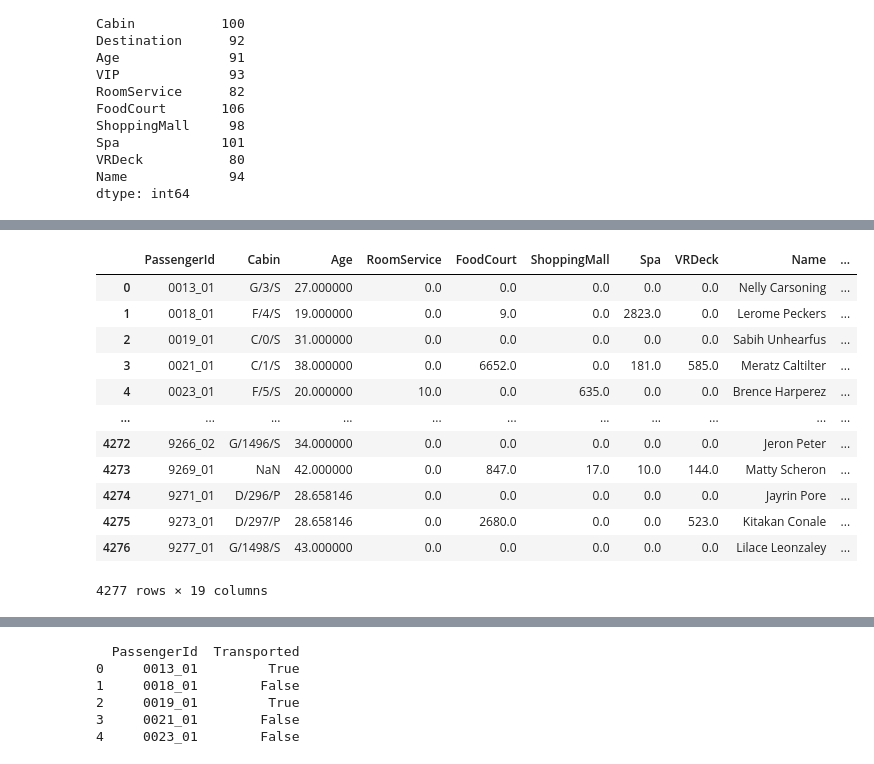
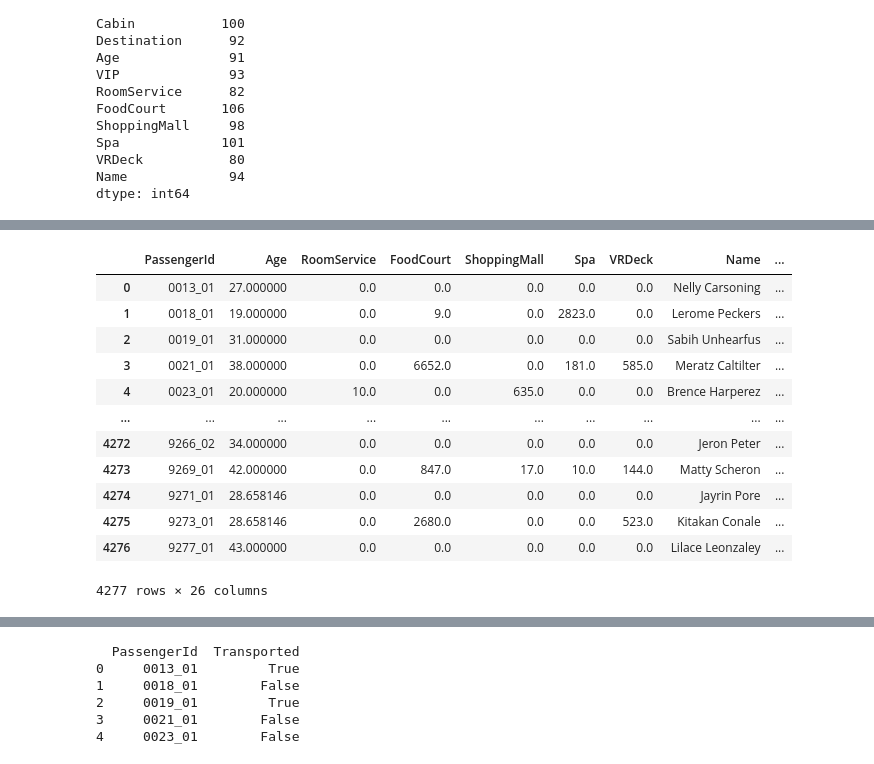
Before and after one commit to Mohit352-bit/Kaggle-Projects, a Jupyter notebook: Space Titanic.ipynb, the cells around one changed output, grey strips where cells are left out. Saved outputs shown, nothing was run; the diff lists cells and outputs as text; code cells hidden in the pictures.

```diff
--- a/Space Titanic.ipynb
+++ b/Space Titanic.ipynb
@@ -481,3 +517,7 @@ df2['ShoppingMall'].fillna(df2['ShoppingMall'].mean() , inplace=True)
 df2['Spa'].fillna(df2['Spa'].mean() , inplace=True)
 df2['VRDeck'].fillna(df2['VRDeck'].mean() , inplace=True)
 df2['FoodCourt'].fillna(df2['FoodCourt'].mean() , inplace=True)
+# %%
+df2['Cabin'] = df2['Cabin'].astype('str')
+df2['Cabin'] =df2['Cabin'].apply(lambda x : x.split('/')[0])
+df2
@@ -484,19 +538,19 @@ df2['FoodCourt'].fillna(df2['FoodCourt'].mean() , inplace=True)
 # %%
-df2= pd.get_dummies(df2 ,columns=[ 'HomePlanet','CryoSleep','VIP','Destination'], drop_first=True)
+df2= pd.get_dummies(df2 ,columns=[ 'HomePlanet','CryoSleep','VIP','Destination','Cabin'], drop_first=True)
 
 df2
 # %% [output]
-|  | PassengerId | Cabin | Age | RoomService | FoodCourt | ShoppingMall | Spa | VRDeck | Name | ... |
-| 0 | 0013_01 | G/3/S | 27.000000 | 0.0 | 0.0 | 0.0 | 0.0 | 0.0 | Nelly Carsoning | ... |
-| 1 | 0018_01 | F/4/S | 19.000000 | 0.0 | 9.0 | 0.0 | 2823.0 | 0.0 | Lerome Peckers | ... |
-| 2 | 0019_01 | C/0/S | 31.000000 | 0.0 | 0.0 | 0.0 | 0.0 | 0.0 | Sabih Unhearfus | ... |
-| 3 | 0021_01 | C/1/S | 38.000000 | 0.0 | 6652.0 | 0.0 | 181.0 | 585.0 | Meratz Caltilter | ... |
-| 4 | 0023_01 | F/5/S | 20.000000 | 10.0 | 0.0 | 635.0 | 0.0 | 0.0 | Brence Harperez | ... |
-| ... | ... | ... | ... | ... | ... | ... | ... | ... | ... | ... |
-| 4272 | 9266_02 | G/1496/S | 34.000000 | 0.0 | 0.0 | 0.0 | 0.0 | 0.0 | Jeron Peter | ... |
-| 4273 | 9269_01 | NaN | 42.000000 | 0.0 | 847.0 | 17.0 | 10.0 | 144.0 | Matty Scheron | ... |
-| 4274 | 9271_01 | D/296/P | 28.658146 | 0.0 | 0.0 | 0.0 | 0.0 | 0.0 | Jayrin Pore | ... |
-| 4275 | 9273_01 | D/297/P | 28.658146 | 0.0 | 2680.0 | 0.0 | 0.0 | 523.0 | Kitakan Conale | ... |
-| 4276 | 9277_01 | G/1498/S | 43.000000 | 0.0 | 0.0 | 0.0 | 0.0 | 0.0 | Lilace Leonzaley | ... |
+|  | PassengerId | Age | RoomService | FoodCourt | ShoppingMall | Spa | VRDeck | Name | ... |
+| 0 | 0013_01 | 27.000000 | 0.0 | 0.0 | 0.0 | 0.0 | 0.0 | Nelly Carsoning | ... |
+| 1 | 0018_01 | 19.000000 | 0.0 | 9.0 | 0.0 | 2823.0 | 0.0 | Lerome Peckers | ... |
+| 2 | 0019_01 | 31.000000 | 0.0 | 0.0 | 0.0 | 0.0 | 0.0 | Sabih Unhearfus | ... |
+| 3 | 0021_01 | 38.000000 | 0.0 | 6652.0 | 0.0 | 181.0 | 585.0 | Meratz Caltilter | ... |
+| 4 | 0023_01 | 20.000000 | 10.0 | 0.0 | 635.0 | 0.0 | 0.0 | Brence Harperez | ... |
+| ... | ... | ... | ... | ... | ... | ... | ... | ... | ... |
+| 4272 | 9266_02 | 34.000000 | 0.0 | 0.0 | 0.0 | 0.0 | 0.0 | Jeron Peter | ... |
+| 4273 | 9269_01 | 42.000000 | 0.0 | 847.0 | 17.0 | 10.0 | 144.0 | Matty Scheron | ... |
+| 4274 | 9271_01 | 28.658146 | 0.0 | 0.0 | 0.0 | 0.0 | 0.0 | Jayrin Pore | ... |
+| 4275 | 9273_01 | 28.658146 | 0.0 | 2680.0 | 0.0 | 0.0 | 523.0 | Kitakan Conale | ... |
+| 4276 | 9277_01 | 43.000000 | 0.0 | 0.0 | 0.0 | 0.0 | 0.0 | Lilace Leonzaley | ... |
-4277 rows × 19 columns
+4277 rows × 26 columns
 # %%
```
Also changed, not shown: parts of 24 cells of this notebook, 9 other files.
